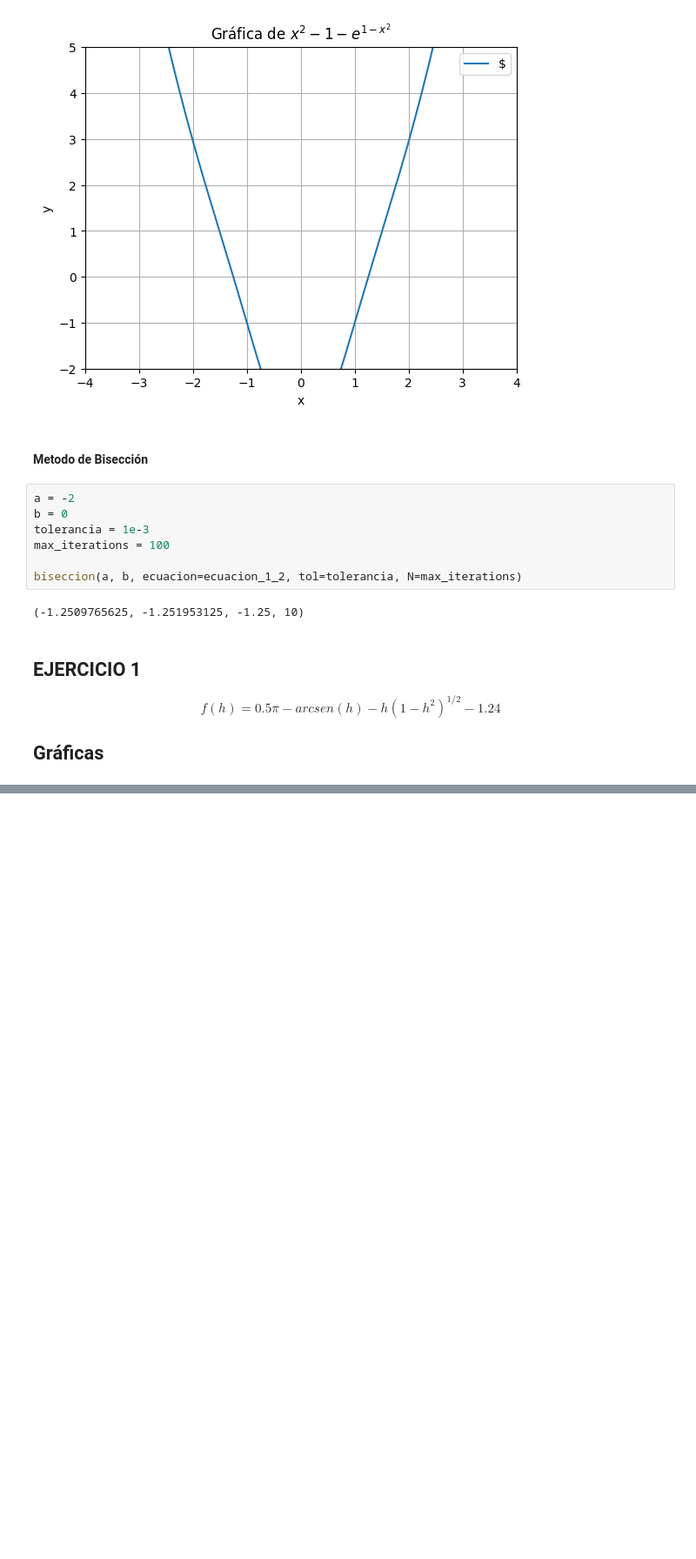
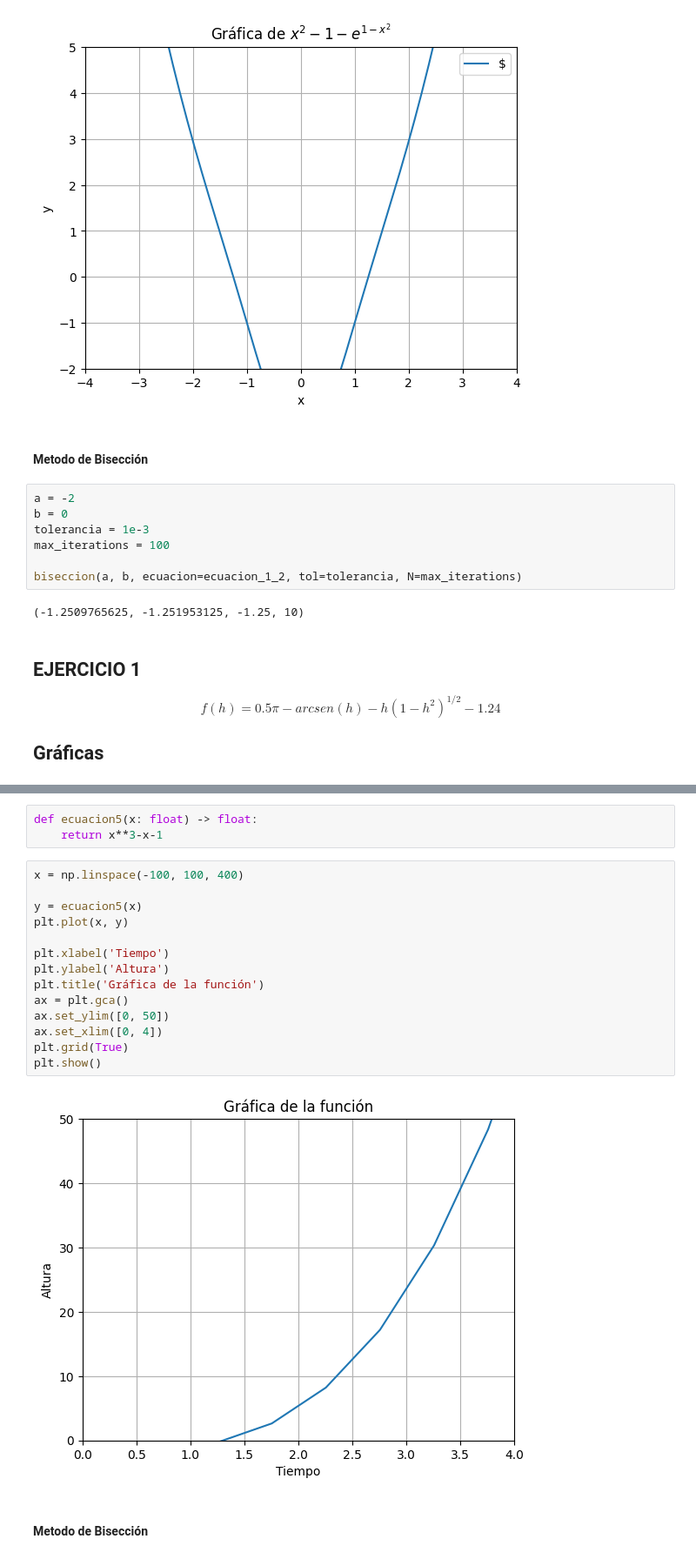
Before and after one commit to Z0rban/M-todo-de-la-Bisecci-n, a Jupyter notebook: Ejercicios.ipynb, the cells around one changed output, grey strips where cells are left out. Shown at 87% size. Drawn from its saved outputs; the diff is of its cells as text; blank space fills up the shorter version.

```diff
--- a/Ejercicios.ipynb
+++ b/Ejercicios.ipynb
@@ -202,0 +240,21 @@ biseccion(a, b, ecuacion=ecuacion3, tol=tolerancia, N=max_iterations)
+# %%
+def ecuacion5(x: float) -> float:
+    return x**3-x-1
+# %%
+x = np.linspace(-100, 100, 400)
+
+y = ecuacion5(x)
+plt.plot(x, y)
+
+plt.xlabel('Tiempo')
+plt.ylabel('Altura')
+plt.title('Gráfica de la función')
+ax = plt.gca()
+ax.set_ylim([0, 50])
+ax.set_xlim([0, 4])
+plt.grid(True)
+plt.show()
+# %% [output]
+[figure, added]
+# %% [markdown]
+#### Metodo de Bisección
```
Also changed, not shown: parts of 11 cells of this notebook.
